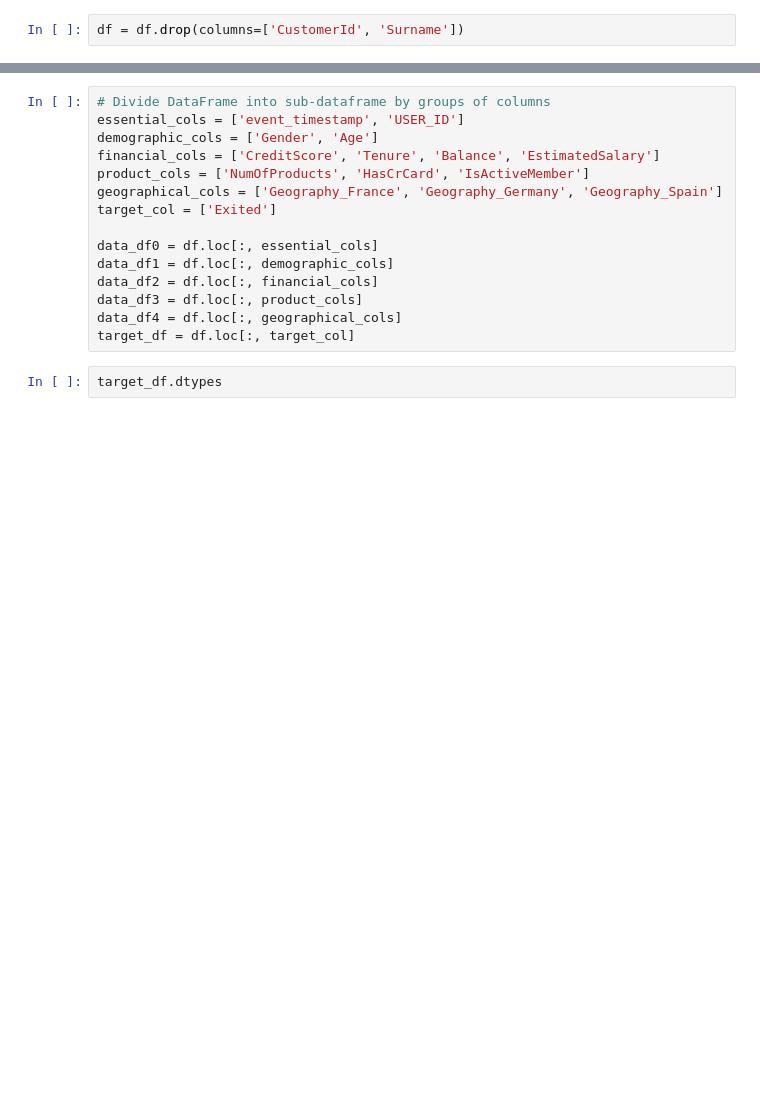
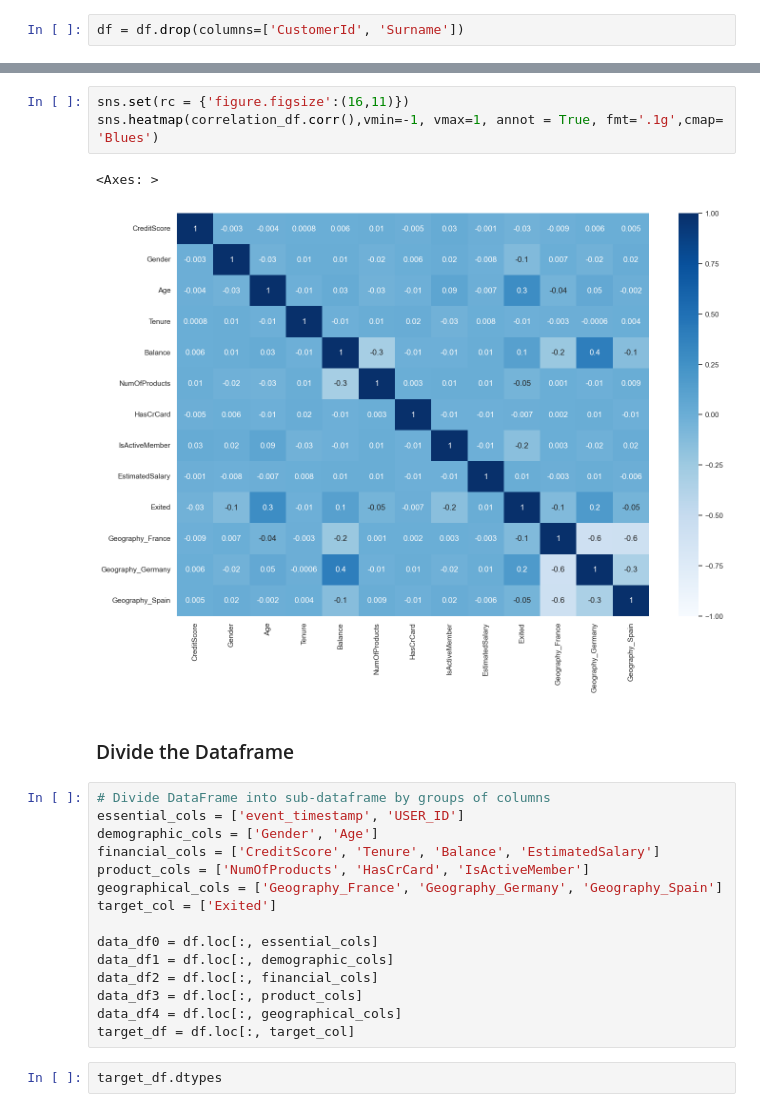
Before and after one commit to cricci3/featureStore, a Jupyter notebook: 0-create_fs.ipynb, the cells around one changed output, grey strips where cells are left out. Cells and saved outputs as stored; diff of their text form; blank space fills up the shorter version.

```diff
--- a/0-create_fs.ipynb
+++ b/0-create_fs.ipynb
@@ -207,3 +266,11 @@ df.head()
+# %%
+sns.set(rc = {'figure.figsize':(16,11)})
+sns.heatmap(correlation_df.corr(),vmin=-1, vmax=1, annot = True, fmt='.1g',cmap= 'Blues')
+# %% [output]
+<Axes: >
+[figure, added]
+# %% [markdown]
+### Divide the Dataframe
 # %%
 # Divide DataFrame into sub-dataframe by groups of columns
 essential_cols = ['event_timestamp', 'USER_ID']
```
Also changed, not shown: parts of 15 cells of this notebook, 7 other files.
